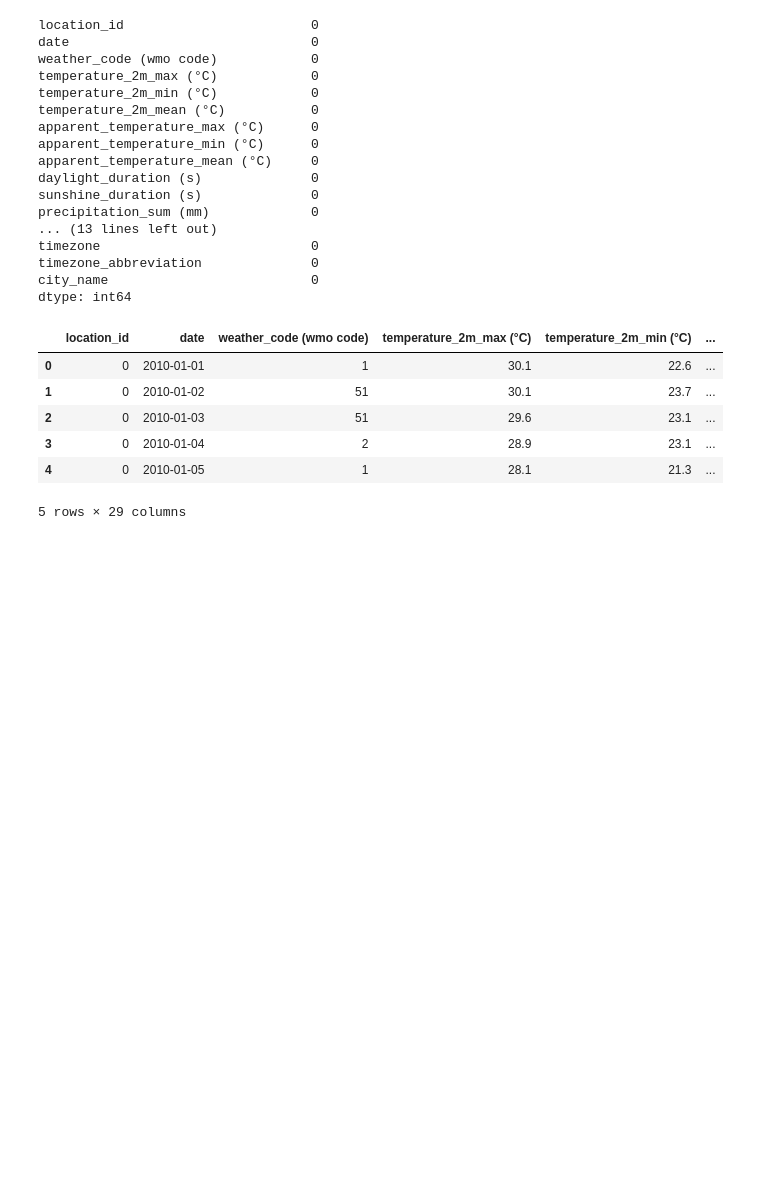
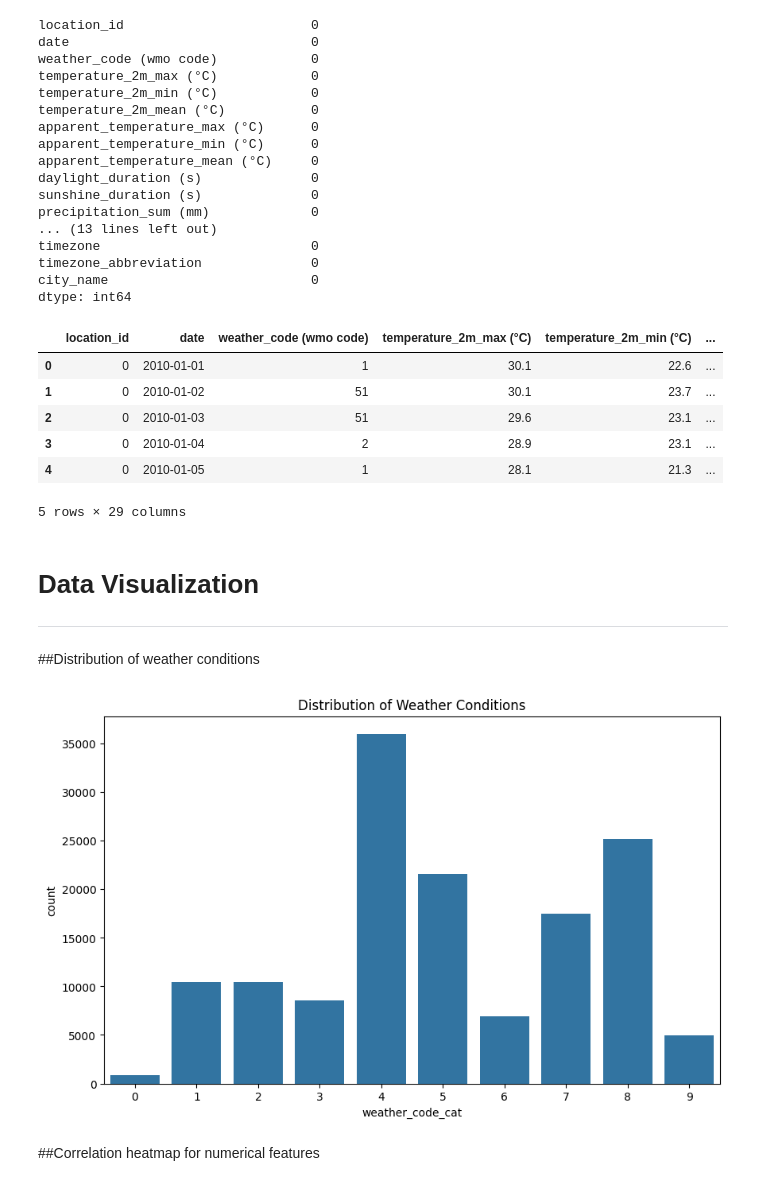
Before and after one commit to IT21271182/Deep-Learning-Project, a Jupyter notebook: IT21306754.ipynb, the cells around one changed output. Drawn from its saved outputs; the diff is of its cells as text; code cells hidden in the pictures; blank space fills up the shorter version.

Commit message:
data visualization

```diff
--- a/IT21306754.ipynb
+++ b/IT21306754.ipynb
@@ -65,3 +65,19 @@ cleaned_data.head()
 | 3 | 0 | 2010-01-04 | 2 | 28.9 | 23.1 | ... |
 | 4 | 0 | 2010-01-05 | 1 | 28.1 | 21.3 | ... |
 5 rows × 29 columns
+# %% [markdown]
+# **Data Visualization**
+
+---
+# %% [markdown]
+##Distribution of weather conditions
+# %%
+#countplot
+plt.figure(figsize=(10, 6))
+sns.countplot(x='weather_code_cat', data=cleaned_data)
+plt.title('Distribution of Weather Conditions')
+plt.show()
+# %% [output]
+[figure, added]
+# %% [markdown]
+##Correlation heatmap for numerical features
```
Also changed, not shown: parts of 4 cells of this notebook.
